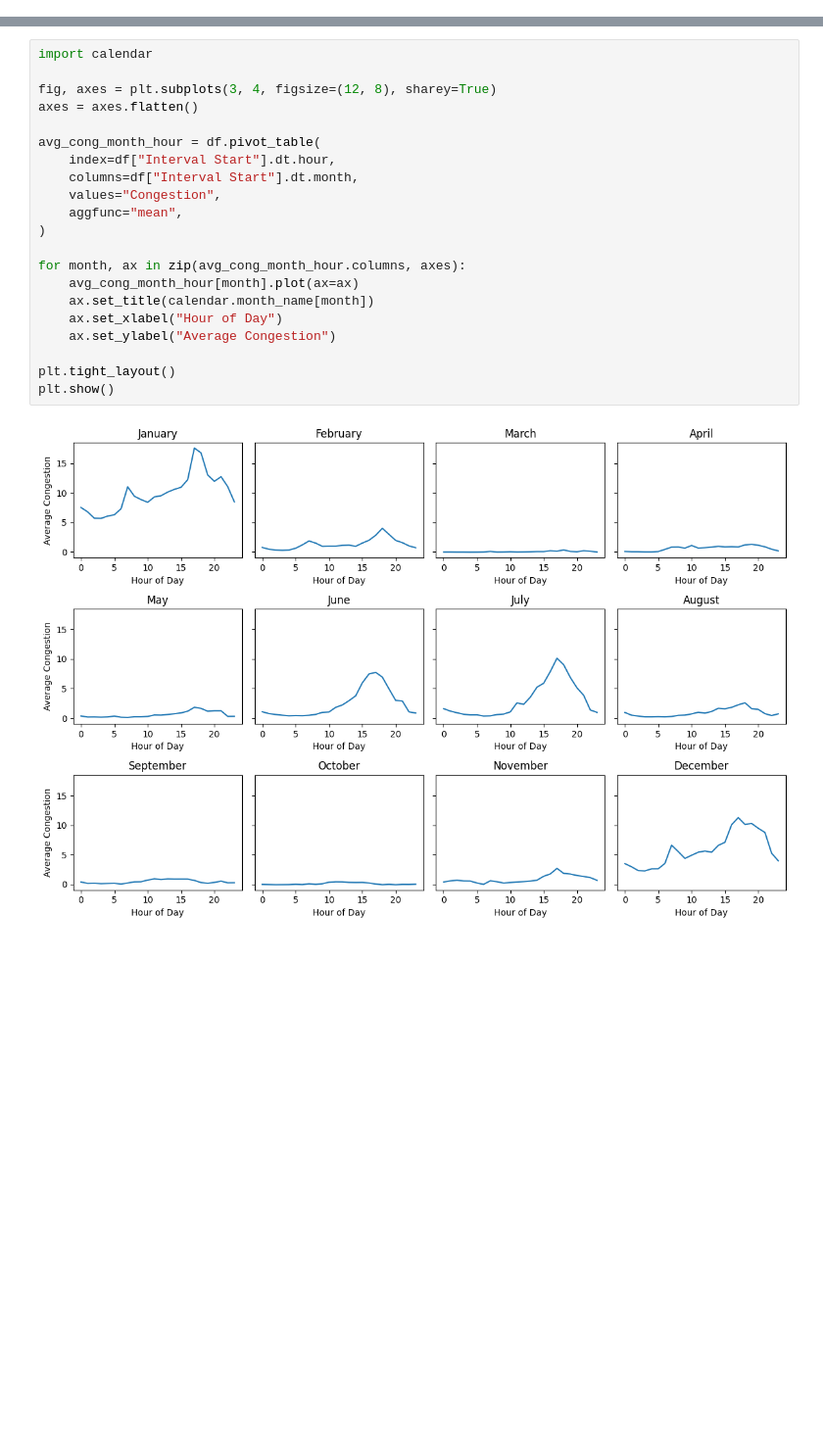
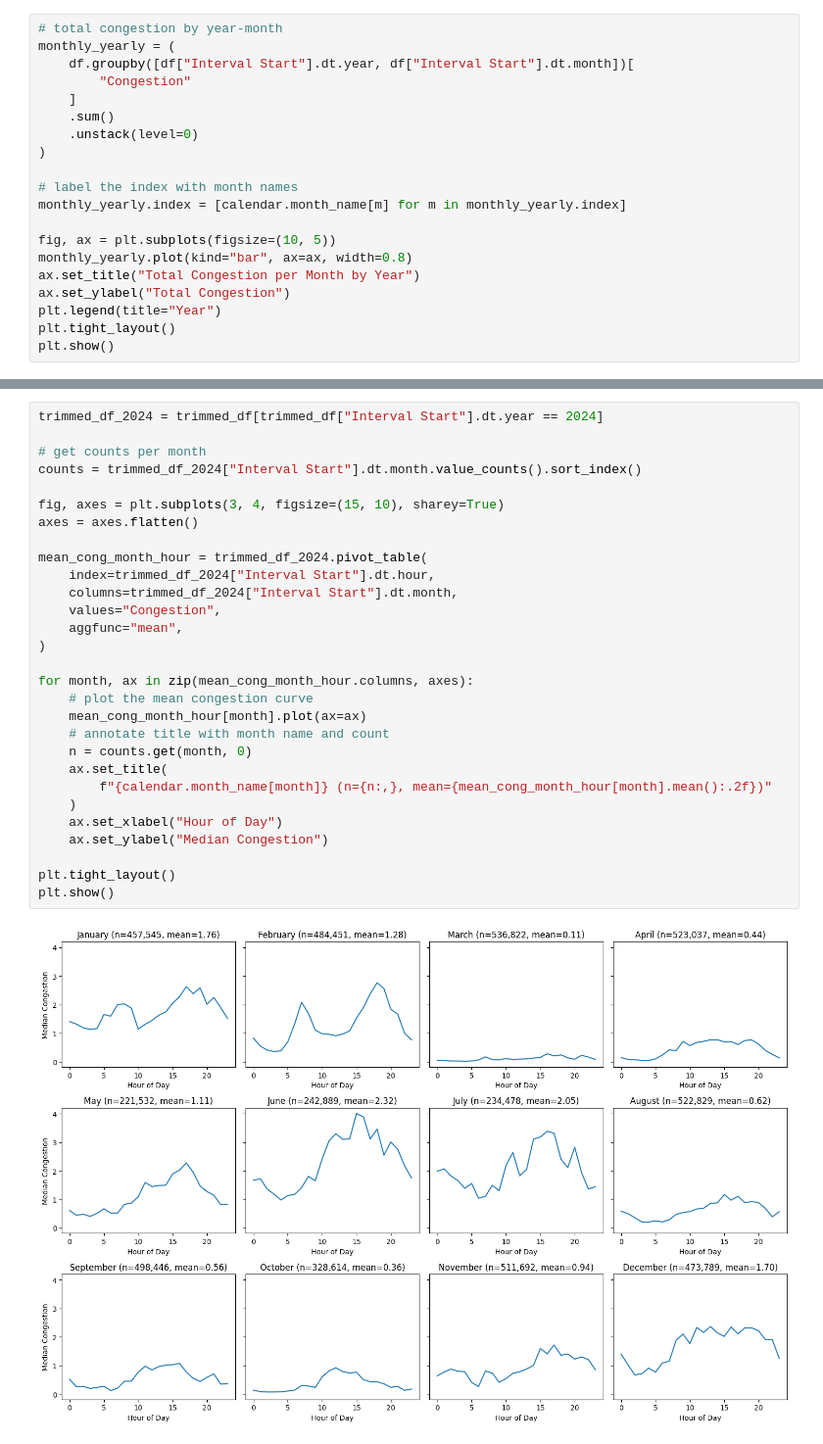
Before and after one commit to hankehly/adhoc-energy-analytics, a Jupyter notebook: notebooks/202506141626_eda.ipynb, the cells around one changed output, grey strips where cells are left out. Shown: that part at 98% size. Drawn from its saved outputs; the diff is of its cells as text; blank space fills up the shorter version.

```diff
--- a/notebooks/202506141626_eda.ipynb
+++ b/notebooks/202506141626_eda.ipynb
@@ -78,0 +266,20 @@ plt.show()
+# %%
+# total congestion by year-month
+monthly_yearly = (
+    df.groupby([df["Interval Start"].dt.year, df["Interval Start"].dt.month])[
+        "Congestion"
+    ]
+    .sum()
+    .unstack(level=0)
+)
+
+# label the index with month names
+monthly_yearly.index = [calendar.month_name[m] for m in monthly_yearly.index]
+
+fig, ax = plt.subplots(figsize=(10, 5))
+monthly_yearly.plot(kind="bar", ax=ax, width=0.8)
+ax.set_title("Total Congestion per Month by Year")
+ax.set_ylabel("Total Congestion")
+plt.legend(title="Year")
+plt.tight_layout()
+plt.show()
@@ -79,23 +288,31 @@ plt.show()
 # %%
-import calendar
+trimmed_df_2024 = trimmed_df[trimmed_df["Interval Start"].dt.year == 2024]
 
-fig, axes = plt.subplots(3, 4, figsize=(12, 8), sharey=True)
+# get counts per month
+counts = trimmed_df_2024["Interval Start"].dt.month.value_counts().sort_index()
+
+fig, axes = plt.subplots(3, 4, figsize=(15, 10), sharey=True)
 axes = axes.flatten()
 
-avg_cong_month_hour = df.pivot_table(
-    index=df["Interval Start"].dt.hour,
-    columns=df["Interval Start"].dt.month,
+mean_cong_month_hour = trimmed_df_2024.pivot_table(
+    index=trimmed_df_2024["Interval Start"].dt.hour,
+    columns=trimmed_df_2024["Interval Start"].dt.month,
     values="Congestion",
     aggfunc="mean",
 )
 
-for month, ax in zip(avg_cong_month_hour.columns, axes):
-    avg_cong_month_hour[month].plot(ax=ax)
-    ax.set_title(calendar.month_name[month])
+for month, ax in zip(mean_cong_month_hour.columns, axes):
+    # plot the mean congestion curve
+    mean_cong_month_hour[month].plot(ax=ax)
+    # annotate title with month name and count
+    n = counts.get(month, 0)
+    ax.set_title(
+        f"{calendar.month_name[month]} (n={n:,}, mean={mean_cong_month_hour[month].mean():.2f})"
+    )
     ax.set_xlabel("Hour of Day")
-    ax.set_ylabel("Average Congestion")
+    ax.set_ylabel("Median Congestion")
 
 plt.tight_layout()
 plt.show()
 # %% [output]
-[figure, old version]
+[figure, new version]
```
Also changed, not shown: parts of 20 cells of this notebook, 1 other file.
